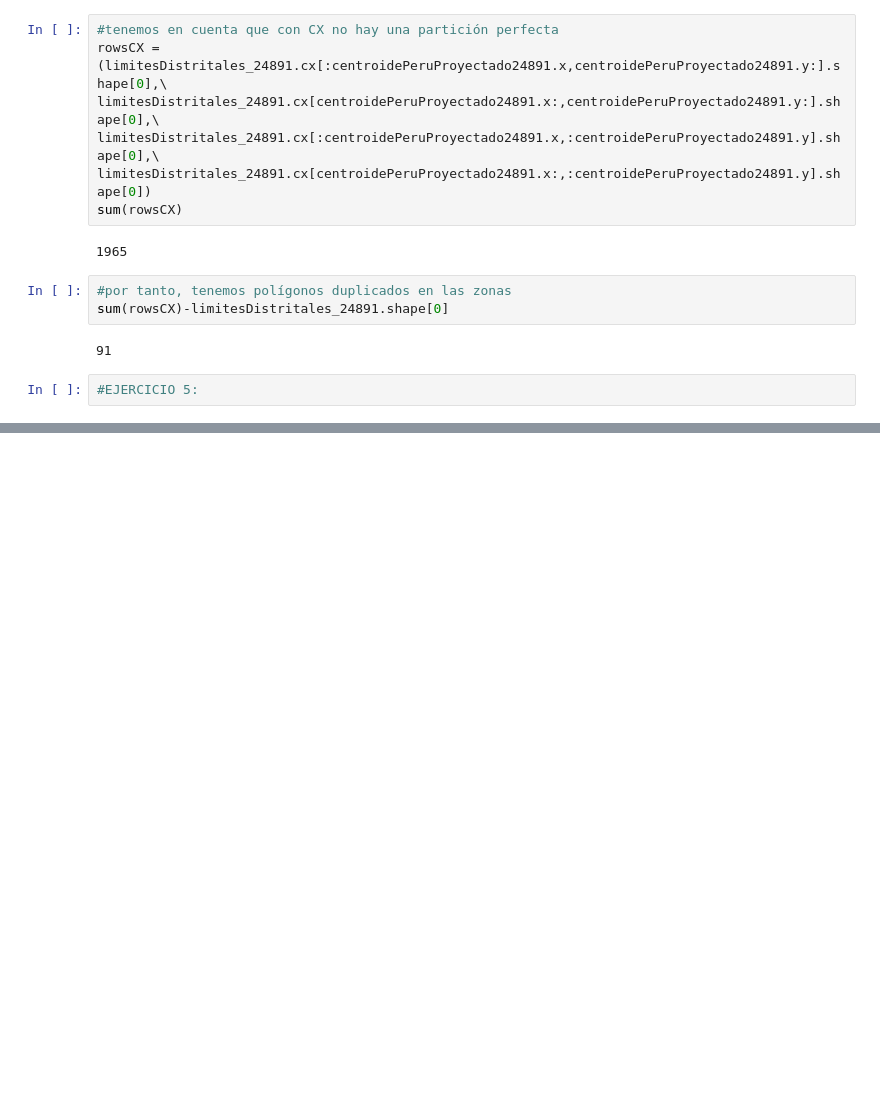
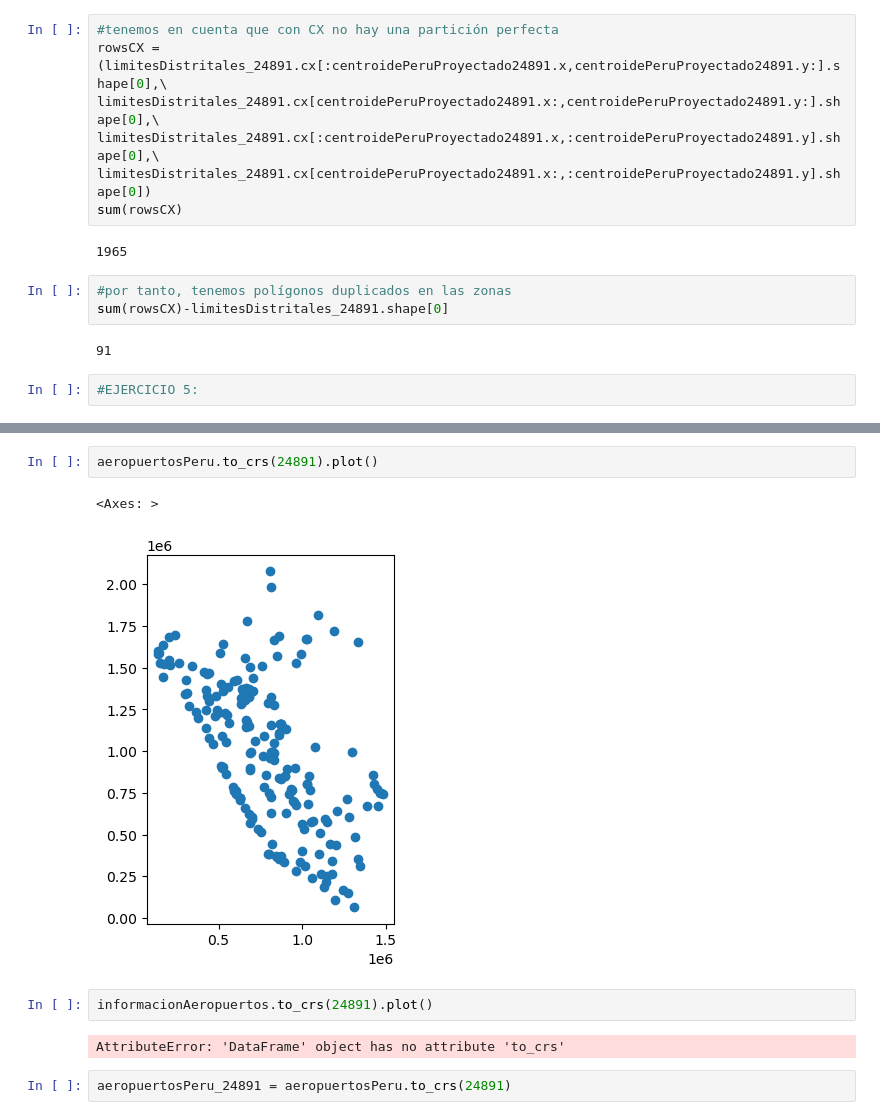
Before and after one commit to thiagoDali/preprocesamientoPeru, a Jupyter notebook: codigo_preprocesamiento.ipynb, the cells around one changed output, grey strips where cells are left out. Drawn from its saved outputs; the diff is of its cells as text; blank space fills up the shorter version.

```diff
--- a/codigo_preprocesamiento.ipynb
+++ b/codigo_preprocesamiento.ipynb
@@ -455,0 +570,11 @@ sum(rowsCX)-limitesDistritales_24891.shape[0]
+# %%
+aeropuertosPeru.to_crs(24891).plot()
+# %% [output]
+<Axes: >
+[figure, added]
+# %%
+informacionAeropuertos.to_crs(24891).plot()
+# %% [output]
+AttributeError: 'DataFrame' object has no attribute 'to_crs'
+# %%
+aeropuertosPeru_24891 = aeropuertosPeru.to_crs(24891)
```
Also changed, not shown: parts of 38 cells of this notebook, 2 other files.
